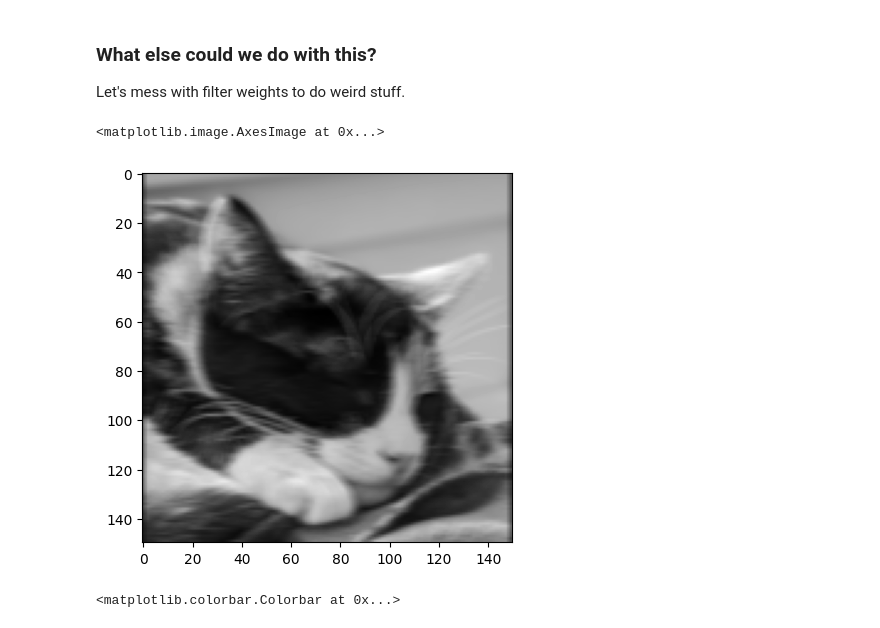
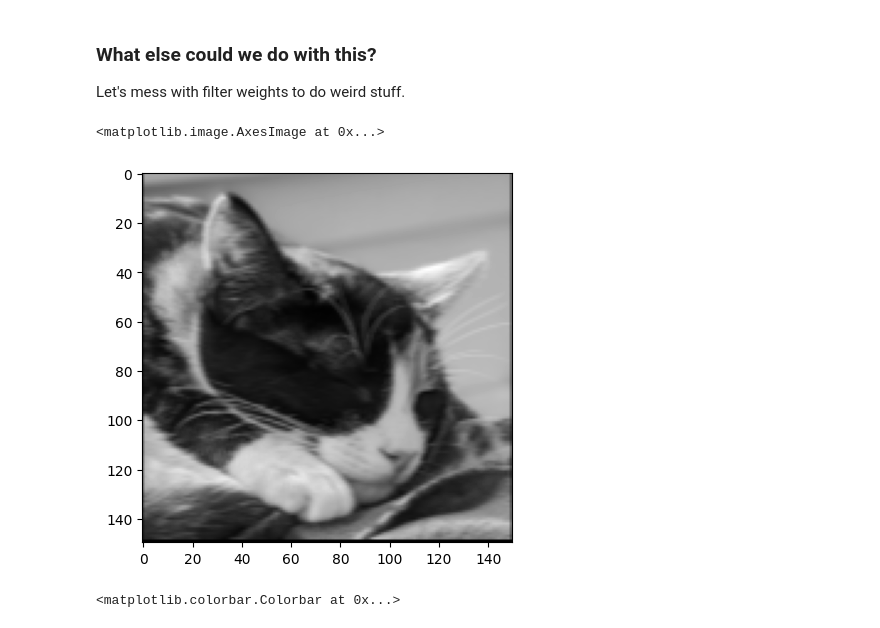
Before and after one commit to philip-hub/csse461-public-202530, a Jupyter notebook: notebooks/L02.ipynb, the cells around one changed output. Saved outputs shown, nothing was run; the diff lists cells and outputs as text; code cells hidden in the pictures.

```diff
--- a/notebooks/L02.ipynb
+++ b/notebooks/L02.ipynb
@@ -275,17 +272,24 @@ Translation left
 
 Let's mess with filter weights to do weird stuff.
 # %%
+# h = np.array([
+#     [0, 0, 0, 0, 0],
+#     [0, 0, 0, 0, 0],
+#     [1, 1, 1, 1, 1],
+#     [0, 0, 0, 0, 0],
+#     [0, 0, 0, 0, 0]],dtype=np.float64) / 5
+
 h = np.array([
     [0, 0, 0, 0, 0],
     [0, 0, 0, 0, 0],
-    [1, 1, 1, 1, 1],
     [0, 0, 0, 0, 0],
-    [0, 0, 0, 0, 0]],dtype=np.float64) / 5
+    [0, 1, 1, 1, 0],
+    [0, 0, 0, 0, 0]],dtype=np.float64) / 3
 
 plt.imshow(filtering.filter(bg, h), cmap="gray")
 # %% [output]
 <matplotlib.image.AxesImage at 0x...>
-[figure, old version]
+[figure, new version]
 # %%
 h = np.array([
     [1,  0,  0,  0,  0],
```
Also changed, not shown: parts of 1 cell of this notebook, 1 other file.
